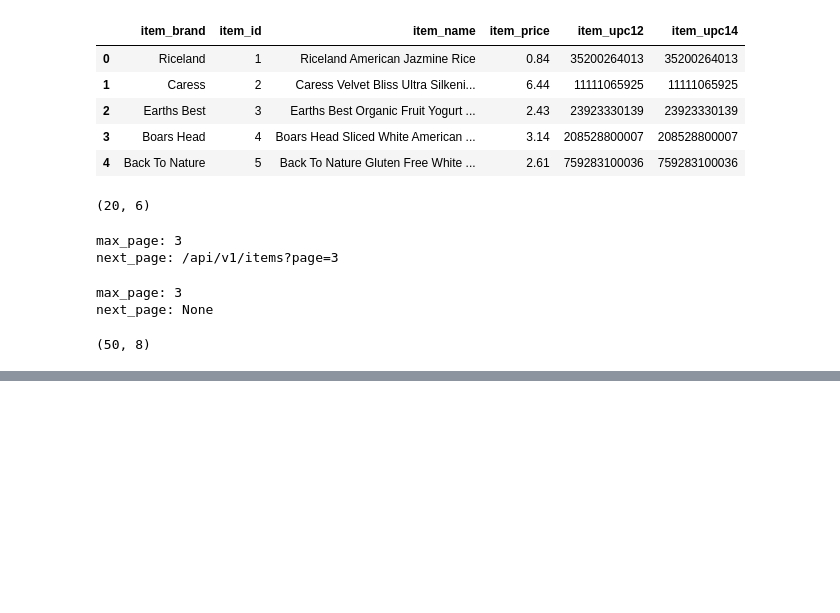
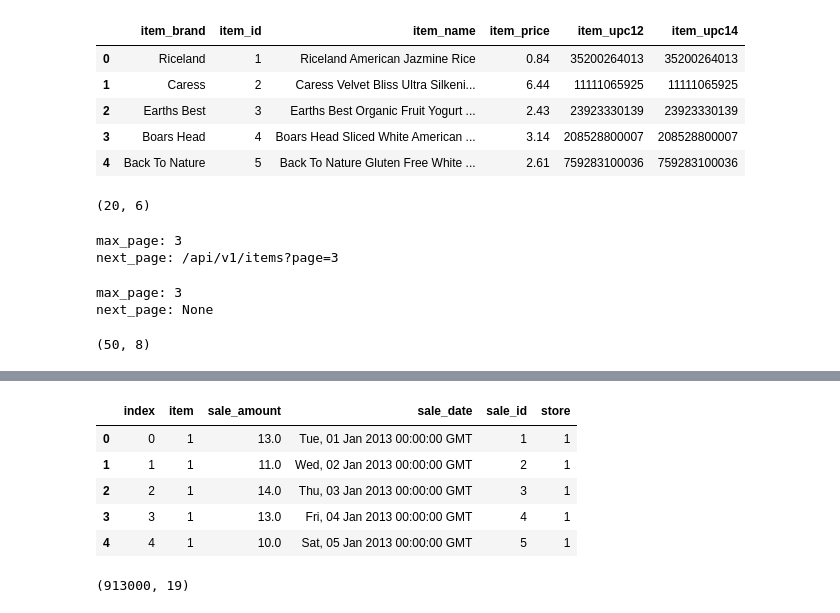
Before and after one commit to RyvynYoung/time-series-exercises, a Jupyter notebook: acquisition_exercises.ipynb, the cells around one changed output, grey strips where cells are left out. Cells and saved outputs as stored; diff of their text form; code cells hidden in the pictures; blank space fills up the shorter version.

```diff
--- a/acquisition_exercises.ipynb
+++ b/acquisition_exercises.ipynb
@@ -154,0 +201,5 @@ df.shape
+# %%
+response = requests.get('https://python.zach.lol/api/v1/sales')
+
+data = response.json()
+data.keys()
@@ -154,0 +230,8 @@ df.shape
+# %%
+response = requests.get(base_url + data['payload']['next_page'])
+data = response.json()
+
+print('max_page: %s' % data['payload']['max_page'])
+print('next_page: %s' % data['payload']['next_page'])
+
+salesdf = pd.concat([salesdf, pd.DataFrame(data['payload']['sales'])]).reset_index()
@@ -154,0 +241,24 @@ df.shape
+# %%
+base_url2 = 'https://python.zach.lol'
+
+def get_sales(base_url, df_name):
+    # get first page and make dataframe
+    response = requests.get('https://python.zach.lol/api/v1/sales')
+    data = response.json()
+    data.keys()
+    print('max_page: %s' % data['payload']['max_page'])
+    print('next_page: %s' % data['payload']['next_page'])
+    df_name = pd.DataFrame(data['payload']['sales'])
+    while data['payload']['next_page'] != 'None':
+        response = requests.get(base_url + data['payload']['next_page'])
+        data = response.json()
+        print('max_page: %s' % data['payload']['max_page'])
+        print('next_page: %s' % data['payload']['next_page'])
+        df_name = pd.concat([df_name, pd.DataFrame(data['payload']['sales'])])
+        if data['payload']['next_page'] == None:
+            break
+    df_name = df_name.reset_index()
+    print('full_shape', df_name.shape)
+    return df_name
+# %%
+salesdf = get_sales(base_url2, salesdf)
@@ -154,0 +308,9 @@ df.shape
+# %%
+salesdf.head()
+# %% [output]
+|  | index | item | sale_amount | sale_date | sale_id | store |
+| 0 | 0 | 1 | 13.0 | Tue, 01 Jan 2013 00:00:00 GMT | 1 | 1 |
+| 1 | 1 | 1 | 11.0 | Wed, 02 Jan 2013 00:00:00 GMT | 2 | 1 |
+| 2 | 2 | 1 | 14.0 | Thu, 03 Jan 2013 00:00:00 GMT | 3 | 1 |
+| 3 | 3 | 1 | 13.0 | Fri, 04 Jan 2013 00:00:00 GMT | 4 | 1 |
+| 4 | 4 | 1 | 10.0 | Sat, 05 Jan 2013 00:00:00 GMT | 5 | 1 |
@@ -154,0 +323,4 @@ df.shape
+# %%
+fulldf.shape
+# %% [output]
+(913000, 19)
```
Also changed, not shown: parts of 24 cells of this notebook, 1 other file.
